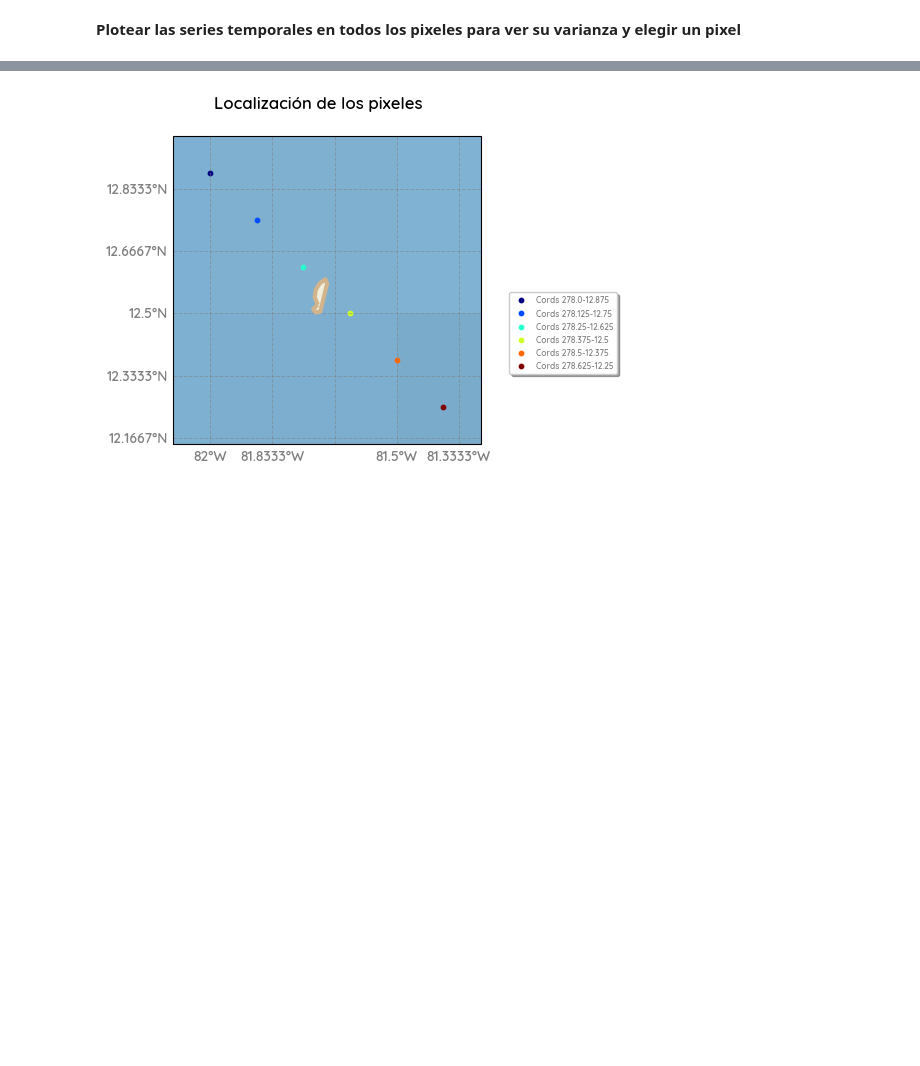
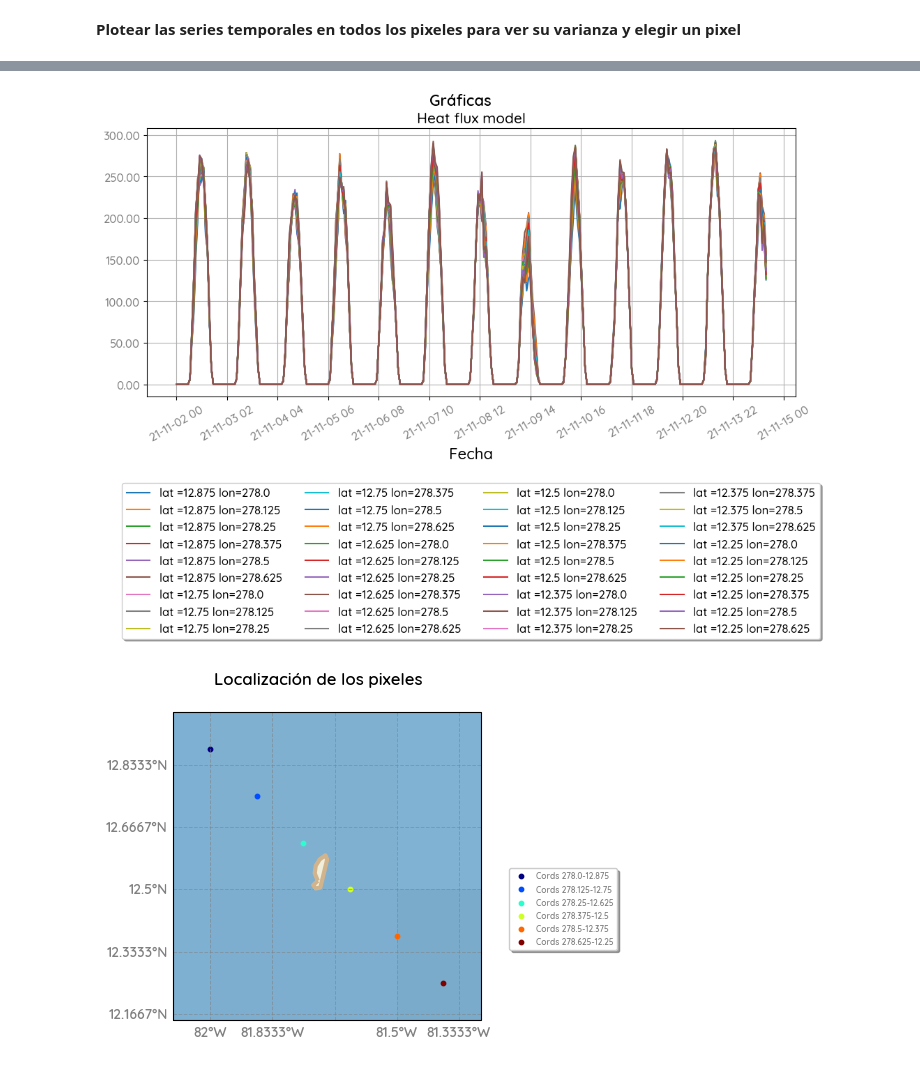
Before and after one commit to paespinosao/MASTER_SCRIPTS, a Jupyter notebook: WAVES_D3D.ipynb, the cells around one changed output, grey strips where cells are left out. Saved outputs shown, nothing was run; the diff lists cells and outputs as text; code cells hidden in the pictures; blank space fills up the shorter version.

```diff
--- a/WAVES_D3D.ipynb
+++ b/WAVES_D3D.ipynb
@@ -581,3 +583,38 @@ ax.grid(True)
+# %%
+hourticks = ((time_d3d_wind[-1]-time_d3d_wind[0]).days*24 +(time_d3d_wind[-1]-time_d3d_wind[0]).seconds/3600+12) # Mover parámetro 12
+xticks_time = np.array([time_d3d_wind[0] + timedelta(hours=h) for h in range(0,int(hourticks),int(hourticks/12))]) # Mover parámetro 12
+
+fig, ax = plt.subplots(figsize=(12,5))
+for i in range(len(lat)):
+    for j in range(len(lon)):
+        # ax.plot(time_d3d_wind, tcc[ind_ini_fin[0]:ind_ini_fin[1],i,j], label = 'lat ='+str(lat[i])+ ' lon='+str(lon[j]))
+        # ax.plot(time_d3d_wind, d2m[ind_ini_fin[0]:ind_ini_fin[1],i,j], label = 'lat ='+str(lat[i])+ ' lon='+str(lon[j]))
+        # ax.plot(time_d3d_wind, t2m[ind_ini_fin[0]:ind_ini_fin[1],i,j], label = 'lat ='+str(lat[i])+ ' lon='+str(lon[j]))
+        ax.plot(time_d3d_wind, flux_ssr[ind_ini_fin[0]:ind_ini_fin[1],i,j], label = 'lat ='+str(lat[i])+ ' lon='+str(lon[j]))
+
+# ax.plot(time_d3d, ft_west_a, label = 'f$_t$_1', ms=5, color = 'k')
+# ax.plot(time_d3d, ft_south_b, label = 'f$_t$_2', ms=5)
+# ax.plot(time_d3d, ft_east_b, label = 'f$_t$_3', ms=5, color = 'c')
+# ax.plot(time_d3d, ft_north_a, label = 'f$_t$_4', ms=5,color = 'green')
+ax.set_xticks(xticks_time)
+date_format = mdates.DateFormatter('%y-%m-%d %H')
+ax.xaxis.set_major_formatter(date_format)
+ax.set_xlabel ('Fecha',size=16,fontproperties=prop1)
+# ax.set_ylabel ('vel$_{wind}$',size=16,fontproperties=prop1)
+ax.set_yticklabels(ax.get_yticks(), fontproperties=prop1,color='gray',size = 12)
+for label in ax.get_xticklabels():
+    label.set_fontproperties(prop1)
+    label.set_color('gray')
+    label.set_size(12)
+ax.yaxis.set_major_formatter(FormatStrFormatter('%.2f'))
+fig.suptitle("Gráficas", size = 16,fontproperties=prop2)     # Titulo de la figura
+ax.set_title('Heat flux model',size = 15,fontproperties=prop1)   # Subtítulo de la figura
+ax.legend(loc='upper center', bbox_to_anchor=(0.5, -0.3),
+          fancybox=True, shadow=True, ncol=4, fontsize = 10,prop=prop1)
+plt.xticks(rotation=30)
+ax.grid(True)
+# %% [output]
+[figure, added]
 # %%
 # lon = 360+Cords[:,0]
 # lat = Cords[:,1]
```
Also changed, not shown: parts of 8 cells of this notebook, 4 other files.
